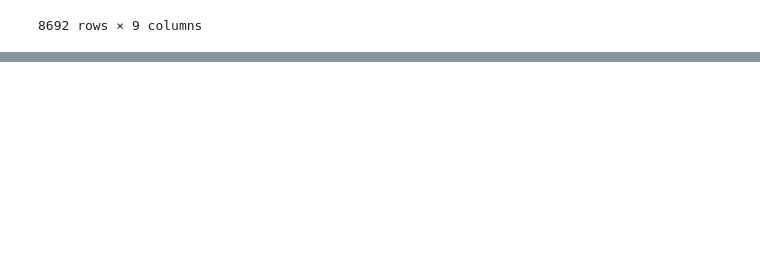
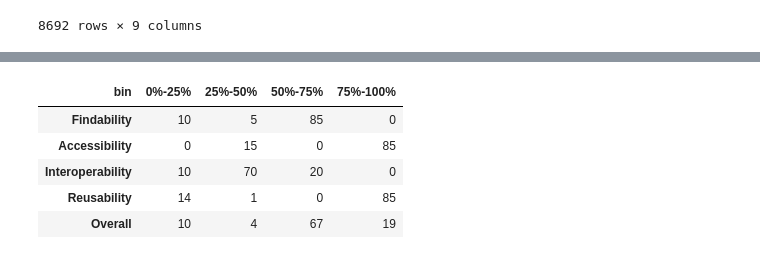
Before and after one commit to DelmArts/ssh-fair, a Jupyter notebook: main.ipynb, the cells around one changed output, grey strips where cells are left out. Cells and saved outputs as stored; diff of their text form; code cells hidden in the pictures; blank space fills up the shorter version.

```diff
--- a/main.ipynb
+++ b/main.ipynb
@@ -90,3 +115,21 @@ pd.concat([sample, results], axis=1)
+# %%
+final_melted = final.melt(var_name="metric", value_name="value")
+
+bins = [0, 0.25, 0.5, 0.75, 1.0]
+bin_labels = ['0%-25%', '25%-50%', '50%-75%', '75%-100%']
+
+final_melted['bin'] = pd.cut(final_melted['value'], bins=bins, labels=bin_labels, include_lowest=True)
+
+stats = pd.crosstab(final_melted["metric"], final_melted["bin"]).loc[final.columns]
+
+stats
+# %% [output]
+| bin | 0%-25% | 25%-50% | 50%-75% | 75%-100% |
+| Findability | 10 | 5 | 85 | 0 |
+| Accessibility | 0 | 15 | 0 | 85 |
+| Interoperability | 10 | 70 | 20 | 0 |
+| Reusability | 14 | 1 | 0 | 85 |
+| Overall | 10 | 4 | 67 | 19 |
 # %%
 results.to_latex()
 # %% [output]
```
Also changed, not shown: parts of 12 cells of this notebook, 1 other file.
